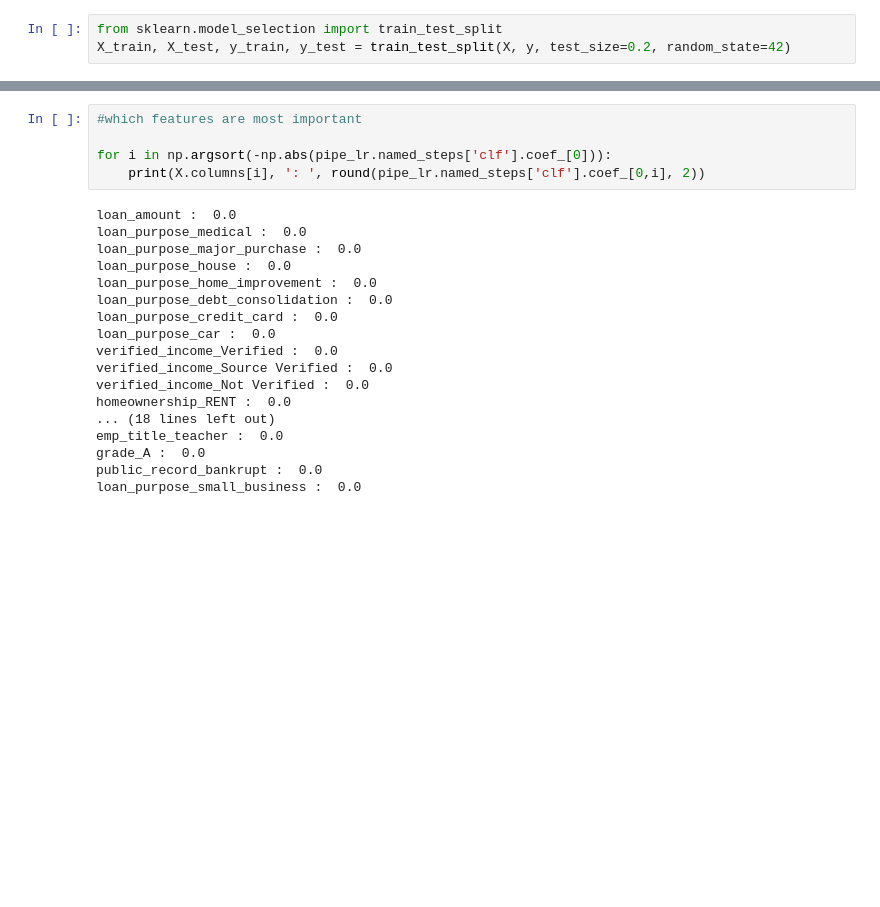
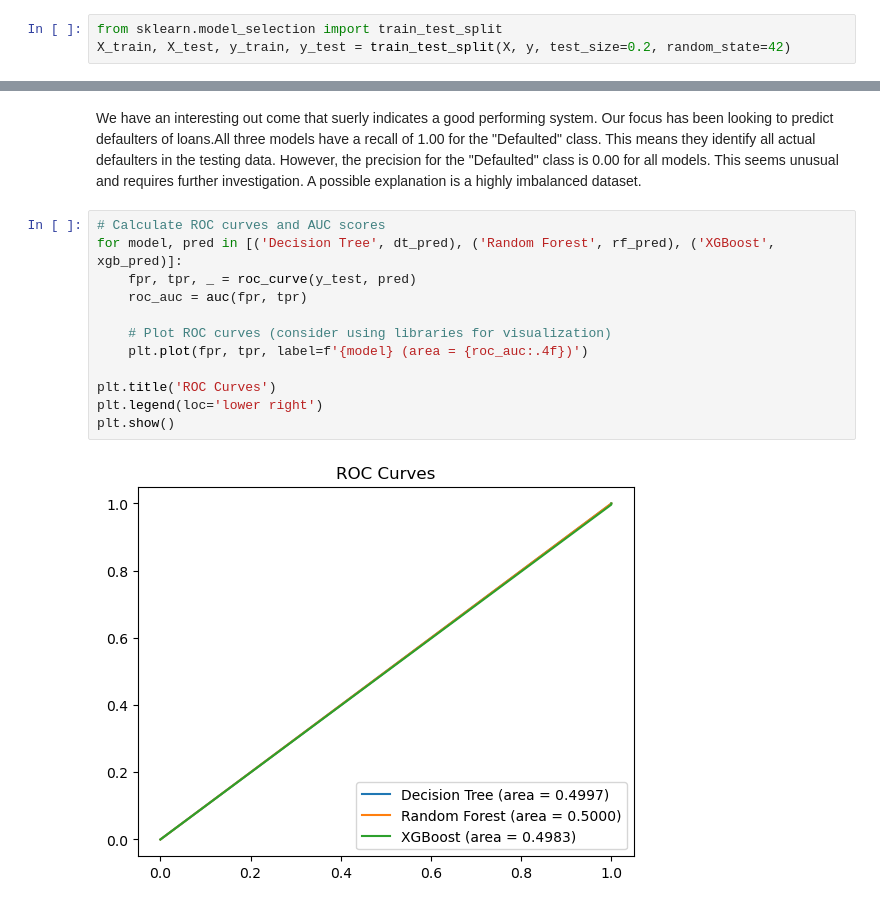
Before and after one commit to Nyabaga/phase-3-project, a Jupyter notebook: Untitled.ipynb, the cells around one changed output, grey strips where cells are left out. Cells and saved outputs as stored; diff of their text form; blank space fills up the shorter version.

```diff
--- a/Untitled.ipynb
+++ b/Untitled.ipynb
@@ -460,23 +532,16 @@ accuracy_score(y_test, pipe_lr.predict(X_test))
-# %%
-#which features are most important
-
-for i in np.argsort(-np.abs(pipe_lr.named_steps['clf'].coef_[0])):
-    print(X.columns[i], ': ', round(pipe_lr.named_steps['clf'].coef_[0,i], 2))
-# %% [output]
-loan_amount :  0.0
-loan_purpose_medical :  0.0
-loan_purpose_major_purchase :  0.0
-loan_purpose_house :  0.0
-loan_purpose_home_improvement :  0.0
-loan_purpose_debt_consolidation :  0.0
-loan_purpose_credit_card :  0.0
-loan_purpose_car :  0.0
-verified_income_Verified :  0.0
-verified_income_Source Verified :  0.0
-verified_income_Not Verified :  0.0
-homeownership_RENT :  0.0
-... (18 lines left out)
-emp_title_teacher :  0.0
-grade_A :  0.0
-public_record_bankrupt :  0.0
-loan_purpose_small_business :  0.0
+# %% [markdown]
+We have an interesting out come that suerly indicates a good performing system. Our focus has been looking to predict defaulters of loans.All three models have a recall of 1.00 for the "Defaulted" class. This means they identify all actual defaulters in the testing data. However, the precision for the "Defaulted" class is 0.00 for all models. This seems unusual and requires further investigation. A possible explanation is a highly imbalanced dataset.
+# %%
+# Calculate ROC curves and AUC scores
+for model, pred in [('Decision Tree', dt_pred), ('Random Forest', rf_pred), ('XGBoost', xgb_pred)]:
+    fpr, tpr, _ = roc_curve(y_test, pred)
+    roc_auc = auc(fpr, tpr)
+
+    # Plot ROC curves (consider using libraries for visualization)
+    plt.plot(fpr, tpr, label=f'{model} (area = {roc_auc:.4f})')
+
+plt.title('ROC Curves')
+plt.legend(loc='lower right')
+plt.show()
+# %% [output]
+[figure, added]
```
Also changed, not shown: parts of 25 cells of this notebook, 7 other files.
